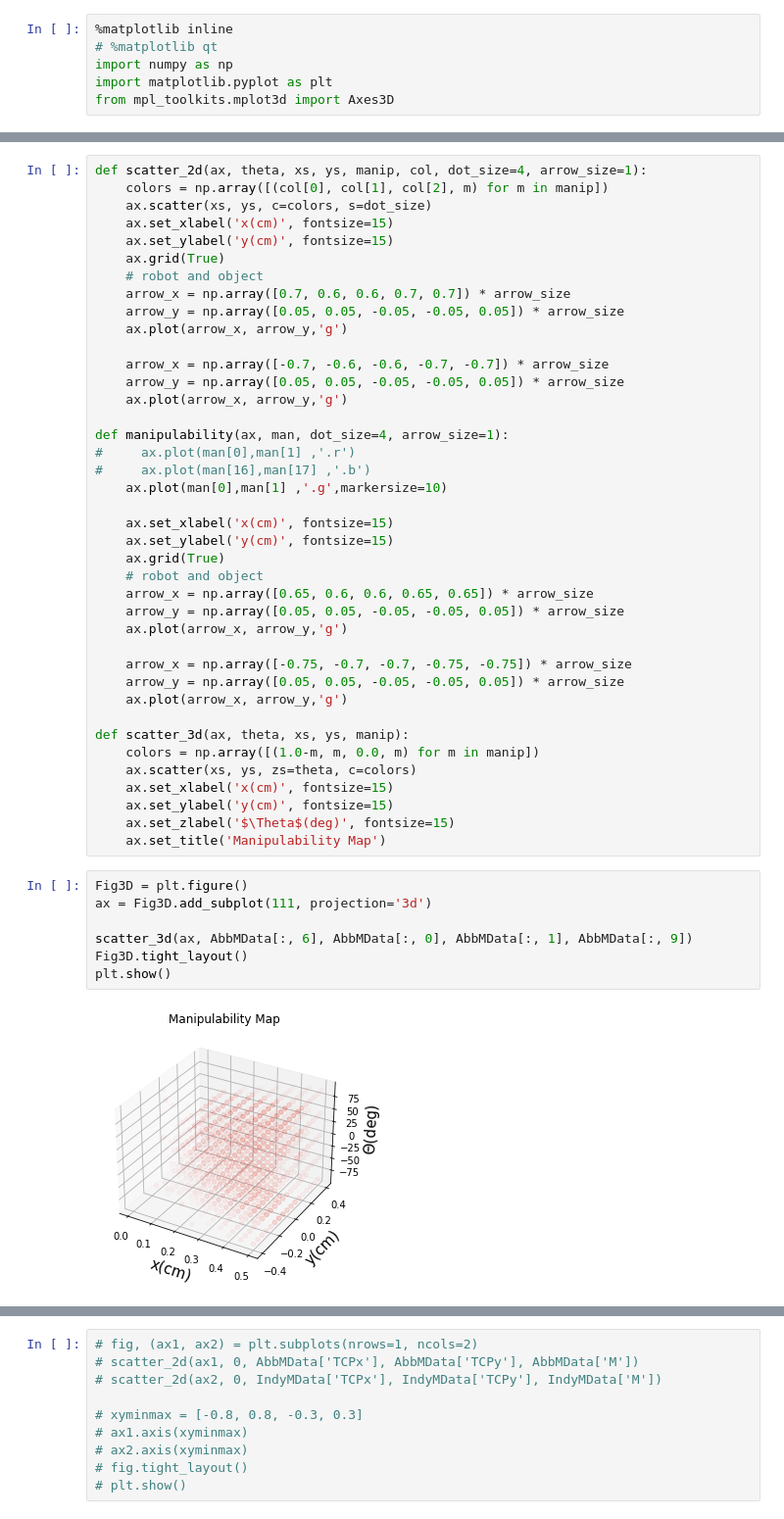
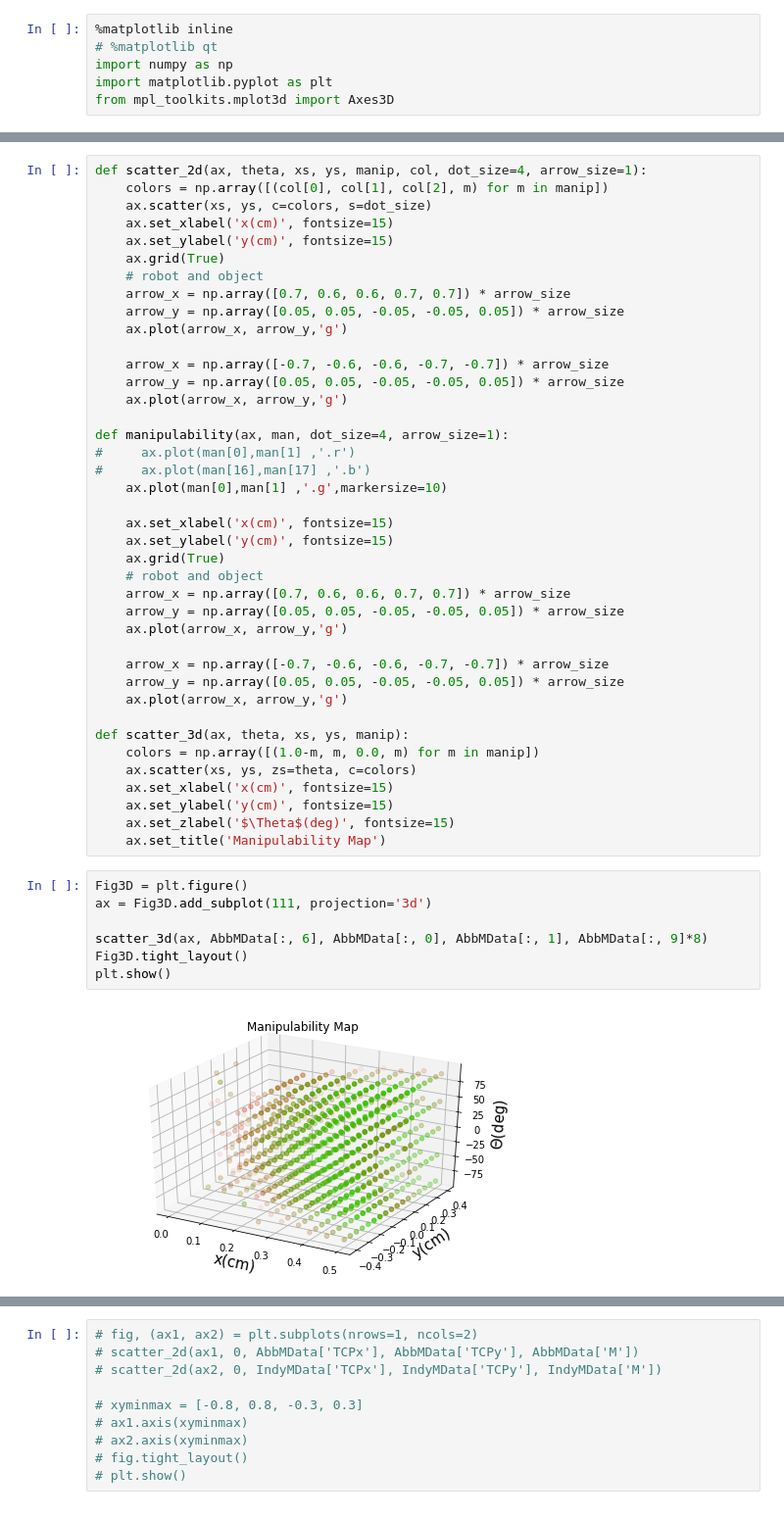
Before and after one commit to fryumbla/Robot-Manipulability, a Jupyter notebook: log/Manipulability_data 45 degre.ipynb, the cells around one changed output, grey strips where cells are left out. Shown: that part at 98% size. Drawn from its saved outputs; the diff is of its cells as text.

```diff
--- a/log/Manipulability_data 45 degre.ipynb
+++ b/log/Manipulability_data 45 degre.ipynb
@@ -79,11 +79,11 @@ def manipulability(ax, man, dot_size=4, arrow_size=1):
     ax.set_ylabel('y(cm)', fontsize=15)
     ax.grid(True)
     # robot and object
-    arrow_x = np.array([0.65, 0.6, 0.6, 0.65, 0.65]) * arrow_size
+    arrow_x = np.array([0.7, 0.6, 0.6, 0.7, 0.7]) * arrow_size
     arrow_y = np.array([0.05, 0.05, -0.05, -0.05, 0.05]) * arrow_size
     ax.plot(arrow_x, arrow_y,'g')
 
-    arrow_x = np.array([-0.75, -0.7, -0.7, -0.75, -0.75]) * arrow_size
+    arrow_x = np.array([-0.7, -0.6, -0.6, -0.7, -0.7]) * arrow_size
     arrow_y = np.array([0.05, 0.05, -0.05, -0.05, 0.05]) * arrow_size
     ax.plot(arrow_x, arrow_y,'g')
 
@@ -97,12 +97,12 @@ def scatter_3d(ax, theta, xs, ys, manip):
 # %%
 Fig3D = plt.figure()
 ax = Fig3D.add_subplot(111, projection='3d')
 
-scatter_3d(ax, AbbMData[:, 6], AbbMData[:, 0], AbbMData[:, 1], AbbMData[:, 9])
+scatter_3d(ax, AbbMData[:, 6], AbbMData[:, 0], AbbMData[:, 1], AbbMData[:, 9]*8)
 Fig3D.tight_layout()
 plt.show()
 # %% [output]
-[figure, old version]
+[figure, new version]
 # %%
 Fig3D= plt.figure()
 ax2 = Fig3D.add_subplot(111, projection='3d')
```
Also changed, not shown: parts of 19 cells of this notebook, 11 other files.
